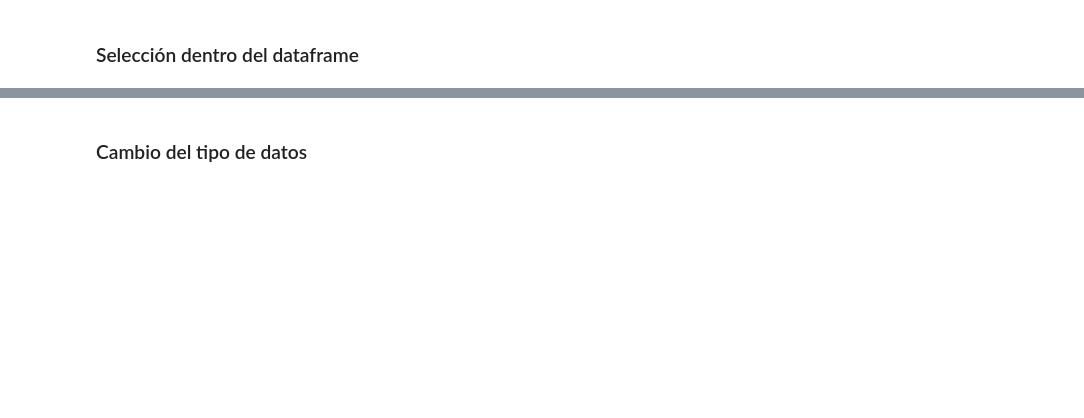
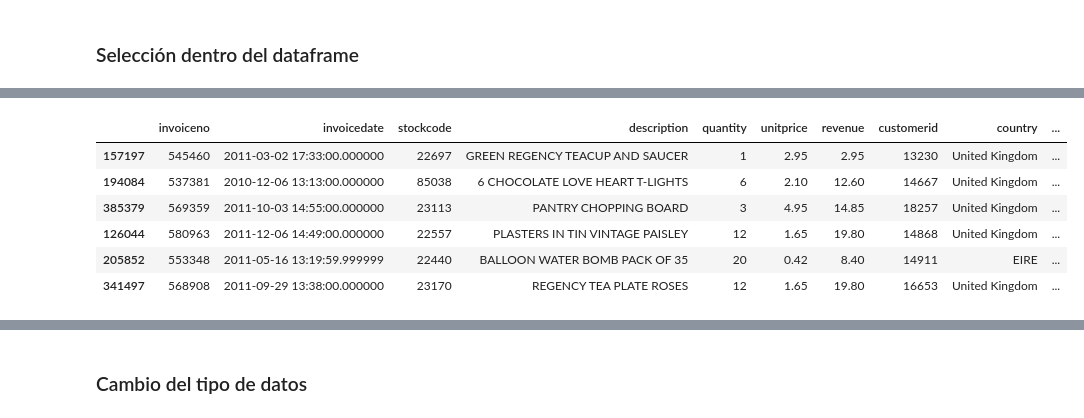
Before and after one commit to Ironhack-Data-Madrid-Abril-2021/Material_Clase, a Jupyter notebook: semana_2/2.1 - Pandas Deepdive.ipynb, the cells around one changed output, grey strips where cells are left out. Saved outputs shown, nothing was run; the diff lists cells and outputs as text; code cells hidden in the pictures; blank space fills up the shorter version.

```diff
--- a/semana_2/2.1 - Pandas Deepdive.ipynb
+++ b/semana_2/2.1 - Pandas Deepdive.ipynb
@@ -20,0 +19,6 @@ df.head()
+# %%
+# creación de columna con nulos
+
+df['NullID']=[i if i%2 else None for i in range(len(df))]
+
+df.head()
@@ -22,0 +40,4 @@ df.head()
+# %%
+nuevas_cols=[c.lower() for c in df.columns]
+
+nuevas_cols
@@ -22,0 +55,4 @@ df.head()
+# %%
+df=df.rename(columns={k:v for k,v in zip(df.columns, nuevas_cols)})  # k=viejas cols, v=nuevas cols
+
+df.head()
@@ -26,0 +288,10 @@ df.head()
+# %%
+df.sample(6)   # muestra aleatoria de 6 elementos
+# %% [output]
+|  | invoiceno | invoicedate | stockcode | description | quantity | unitprice | revenue | customerid | country | ... |
+| 157197 | 545460 | 2011-03-02 17:33:00.000000 | 22697 | GREEN REGENCY TEACUP AND SAUCER | 1 | 2.95 | 2.95 | 13230 | United Kingdom | ... |
+| 194084 | 537381 | 2010-12-06 13:13:00.000000 | 85038 | 6 CHOCOLATE LOVE HEART T-LIGHTS | 6 | 2.10 | 12.60 | 14667 | United Kingdom | ... |
+| 385379 | 569359 | 2011-10-03 14:55:00.000000 | 23113 | PANTRY CHOPPING BOARD | 3 | 4.95 | 14.85 | 18257 | United Kingdom | ... |
+| 126044 | 580963 | 2011-12-06 14:49:00.000000 | 22557 | PLASTERS IN TIN VINTAGE PAISLEY | 12 | 1.65 | 19.80 | 14868 | United Kingdom | ... |
+| 205852 | 553348 | 2011-05-16 13:19:59.999999 | 22440 | BALLOON WATER BOMB PACK OF 35 | 20 | 0.42 | 8.40 | 14911 | EIRE | ... |
+| 341497 | 568908 | 2011-09-29 13:38:00.000000 | 23170 | REGENCY TEA PLATE ROSES | 12 | 1.65 | 19.80 | 16653 | United Kingdom | ... |
```
Also changed, not shown: parts of 57 cells of this notebook.
